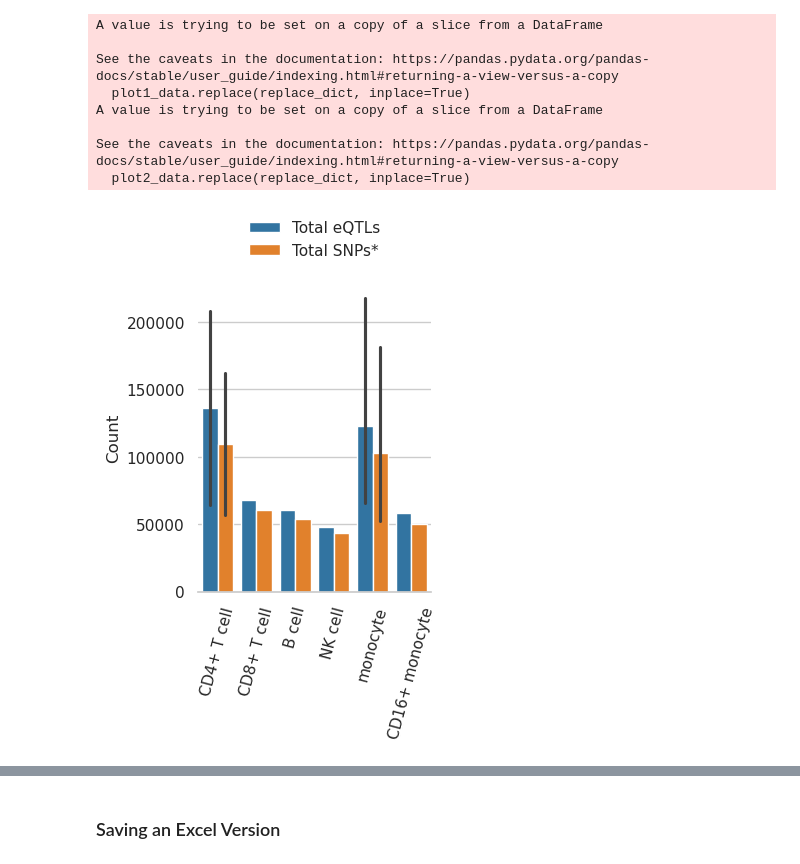
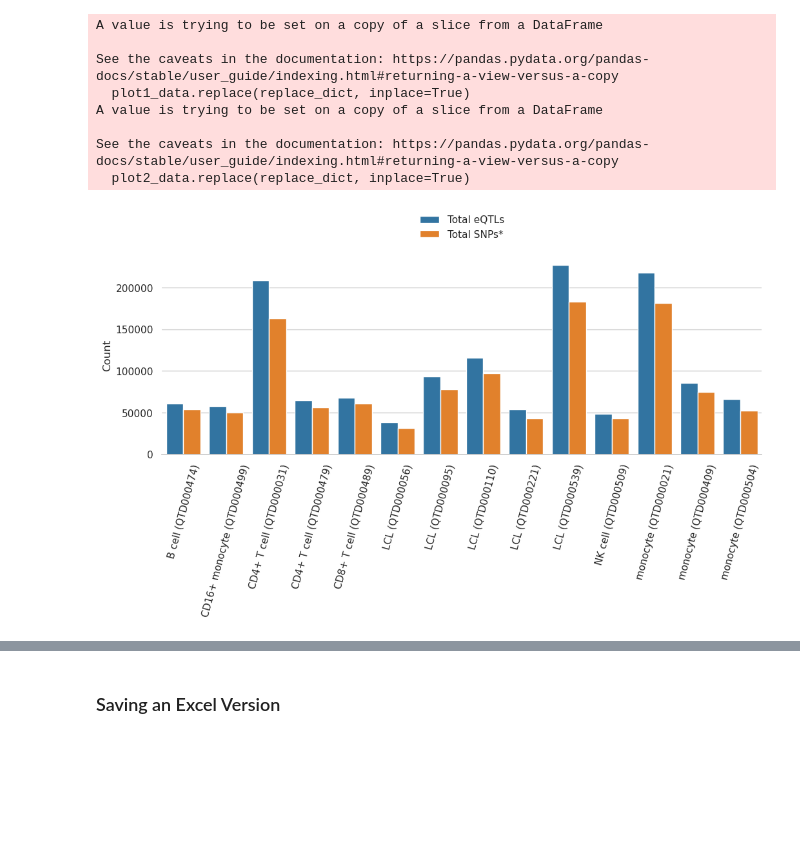
Before and after one commit to ay-lab-team/Loop-Catalog-SGLs, a Jupyter notebook: workflow/scripts/eqtl_sgls_m_loops/eqtl_sgls.eqtl_catalogue.summary.ipynb, the cells around one changed output, grey strips where cells are left out. Drawn from its saved outputs; the diff is of its cells as text; code cells hidden in the pictures; blank space fills up the shorter version.

Commit message:
Fixed the m_loop summary notebook

```diff
--- a/workflow/scripts/eqtl_sgls_m_loops/eqtl_sgls.eqtl_catalogue.summary.ipynb
+++ b/workflow/scripts/eqtl_sgls_m_loops/eqtl_sgls.eqtl_catalogue.summary.ipynb
@@ -17,7 +16,7 @@ os.makedirs(outdir, exist_ok=True)
 ## Load all SGL Data
 # %%
 #fns = glob.glob('results/hg38/finemapping/sgls/*/Naive_B_1814-RH-1.phs001703v3p1.Homo_Sapiens.H3K27ac.b1.5000.finemap_sgls.tsv')
-fns = glob.glob('results/hg38/eqtl_sgls/*/*.5000.eqtl_sgls.tsv')
+fns = glob.glob('results/hg38/eqtl_sgls/*/m_loops/*.5000.eqtl_sgls.tsv')
 # %%
 all_data = []
 for fn in fns:
@@ -110,3 +109,4 @@ def get_ec_dataset_name(sr):
 metadata.loc[:, 'ec_dataset_name'] = metadata.apply(get_ec_dataset_name, axis=1)
 # %%
 all_df = all_df.merge(metadata, left_on='ec_dataset_id', right_on='dataset_id')
+all_df.loc[:, 'ec_fullname'] = all_df.apply(lambda sr: f'{sr.ec_dataset_name} ({sr.ec_dataset_id})', axis=1)
@@ -322,6 +312,10 @@ snp_counts.sort_values('num_snps', ascending=False)
 # %%
-combine_uniq_mesh_counts = pd.concat([num_snps_study_mesh[['num_total_eqtls']], num_snps_study_mesh[['num_total_snps']], num_snps_study_mesh[['num_total_genes']]], axis=1)
+combine_uniq_mesh_counts = pd.concat([num_snps_study_mesh[['ec_dataset_id', 'num_total_eqtls']],
+                                      num_snps_study_mesh[['num_total_snps']],
+                                      num_snps_study_mesh[['num_total_genes']]], axis=1)
+
 combine_nums = pd.concat([snp_counts, sgl_counts, gene_counts], axis=1)
 combine_uniq_mesh_counts = combine_uniq_mesh_counts.merge(combine_nums, left_index=True, right_index=True)
-combine_uniq_mesh_counts.columns = ['num_total_eqtls', 'num_total_snps', 'num_total_genes', 'num_snps', 'num_sgls', 'num_genes']
+
+combine_uniq_mesh_counts.columns = ['ec_dataset_id', 'num_total_eqtls', 'num_total_snps', 'num_total_genes', 'num_snps', 'num_sgls', 'num_genes']
 combine_uniq_mesh_counts
@@ -329,11 +340,14 @@ combine_uniq_mesh_counts
 ## Count the number of SGL + components
 # %%
 # extract data
-plot_data = combine_uniq_mesh_counts.melt(ignore_index=False).reset_index()
+plot_data = combine_uniq_mesh_counts.reset_index().melt(id_vars=['ec_dataset_name', 'ec_dataset_id'], ignore_index=False)
 
+# add the full name
+plot_data.loc[:, 'ec_fullname'] = plot_data.apply(lambda sr: f'{sr.ec_dataset_name} ({sr.ec_dataset_id})', axis=1)
+
+# split into different datasets for plotting
 plot1_data = plot_data.loc[plot_data.variable.isin(['num_total_eqtls', 'num_total_snps'])]
 plot2_data = plot_data.loc[plot_data.variable.isin(['num_total_genes', 'num_snps', 'num_genes', 'num_sgls'])]
-
 
 replace_dict = {'num_total_eqtls': 'Total eQTLs', 'num_total_snps': 'Total SNPs*', 'num_total_genes': 'Total Genes*',
                    'num_snps': 'SGL SNPs', 'num_genes': 'SGL Genes', 'num_sgls': 'SGLs'}
@@ -351,31 +365,31 @@ See the caveats in the documentation: https://pandas.pydata.org/pandas-docs/stab
   plot2_data.replace(replace_dict, inplace=True)
 # %%
 # plot data
-fig, ax = plt.subplots(figsize=(3, 4))
+fig, ax = plt.subplots(figsize=(12, 4))
 
-sns.barplot(plot1_data, x='ec_dataset_name', y='value', hue='variable', ax=ax, order=['CD4+ T cell', 'CD8+ T cell', 'B cell',
-                                                                                        'NK cell', 'monocyte', 'CD16+ monocyte'], palette=sns.color_palette("tab10"))
+# sns.barplot(plot1_data, x='ec_fullname', y='value', hue='variable', ax=ax, order=['CD4+ T cell', 'CD8+ T cell', 'B cell',
+#                                                                                         'NK cell', 'monocyte', 'CD16+ monocyte'], palette=sns.color_palette("tab10"))
+sns.barplot(plot1_data, x='ec_fullname', y='value', hue='variable', ax=ax, palette=sns.color_palette("tab10"))
 # remove left spine
 sns.despine(left=True)
 
 # move legend
 #sns.move_legend(ax, "upper right", bbox_to_anchor=(1.2, 0.65))
 sns.move_legend(ax, "upper center", bbox_to_anchor=(0.5, 1.25))
-
 
 # rotate X-Axis Ticks by 45-degrees
 ax.tick_params(axis='x', labelrotation = 75)
 
 # set labels
 ax.set_xlabel('')
 ax.set_ylabel('Count')
 legend = ax.legend_
 legend.set_title('')
 legend.set_frame_on(False)
 
 outfn = os.path.join(outdir, 'sgl_breakdowns.eqtls_and_snps.png')
 fig.savefig(outfn, dpi=600, bbox_inches='tight')
 # %% [output]
-[figure, old version]
+[figure, new version]
 # %%
 # plot data
```
Also changed, not shown: parts of 17 cells of this notebook.
